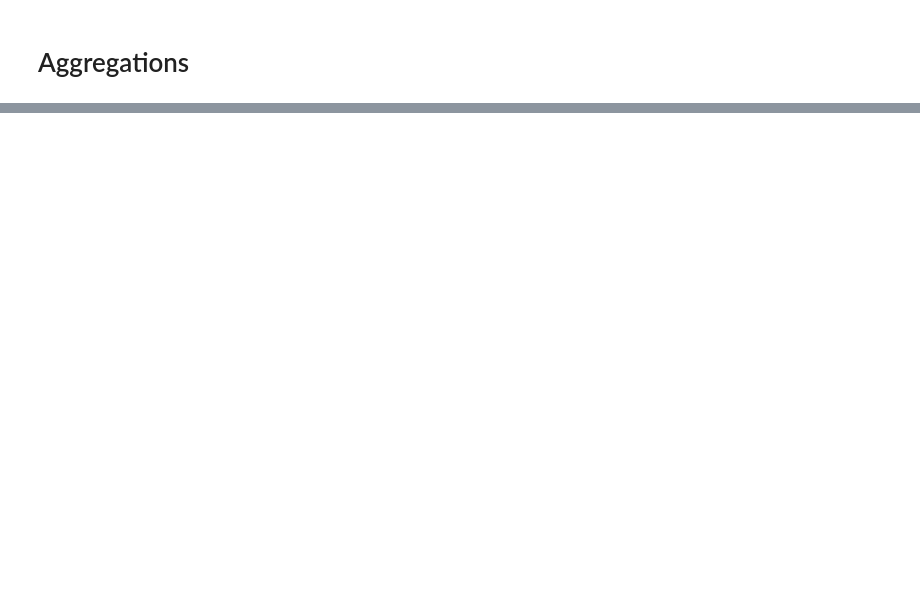
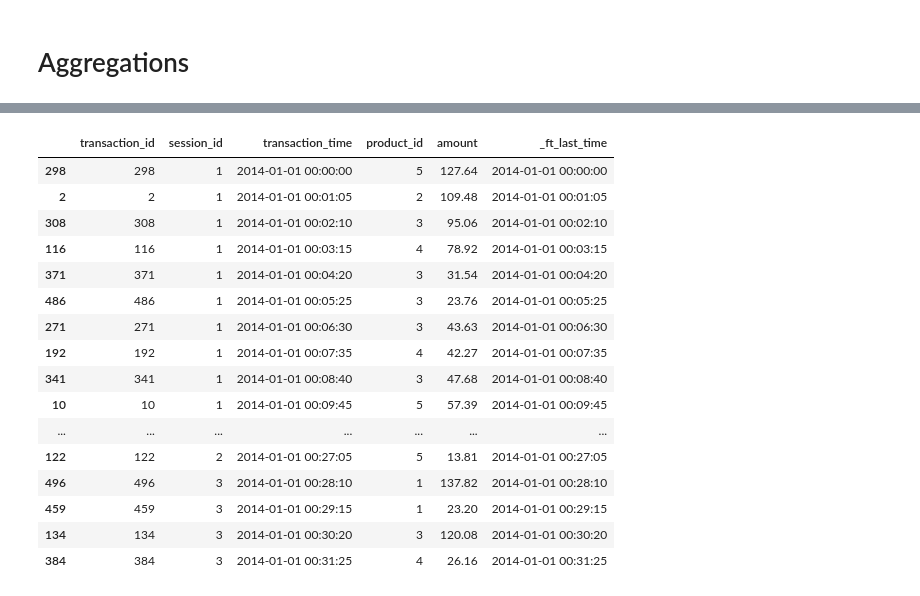
Before and after one commit to stepthom/869_course, a Jupyter notebook: classification/slides_classification_feature_engineering.ipynb, the cells around one changed output, grey strips where cells are left out. Saved outputs shown, nothing was run; the diff lists cells and outputs as text; code cells hidden in the pictures; blank space fills up the shorter version.

```diff
--- a/classification/slides_classification_feature_engineering.ipynb
+++ b/classification/slides_classification_feature_engineering.ipynb
@@ -748,4 +747,22 @@ es
 # %%
-es["transactions"].df.head(30)
+es["transactions"].head(30)
+# %% [output]
+|  | transaction_id | session_id | transaction_time | product_id | amount | _ft_last_time |
+| 298 | 298 | 1 | 2014-01-01 00:00:00 | 5 | 127.64 | 2014-01-01 00:00:00 |
+| 2 | 2 | 1 | 2014-01-01 00:01:05 | 2 | 109.48 | 2014-01-01 00:01:05 |
+| 308 | 308 | 1 | 2014-01-01 00:02:10 | 3 | 95.06 | 2014-01-01 00:02:10 |
+| 116 | 116 | 1 | 2014-01-01 00:03:15 | 4 | 78.92 | 2014-01-01 00:03:15 |
+| 371 | 371 | 1 | 2014-01-01 00:04:20 | 3 | 31.54 | 2014-01-01 00:04:20 |
+| 486 | 486 | 1 | 2014-01-01 00:05:25 | 3 | 23.76 | 2014-01-01 00:05:25 |
+| 271 | 271 | 1 | 2014-01-01 00:06:30 | 3 | 43.63 | 2014-01-01 00:06:30 |
+| 192 | 192 | 1 | 2014-01-01 00:07:35 | 4 | 42.27 | 2014-01-01 00:07:35 |
+| 341 | 341 | 1 | 2014-01-01 00:08:40 | 3 | 47.68 | 2014-01-01 00:08:40 |
+| 10 | 10 | 1 | 2014-01-01 00:09:45 | 5 | 57.39 | 2014-01-01 00:09:45 |
+| ... | ... | ... | ... | ... | ... | ... |
+| 122 | 122 | 2 | 2014-01-01 00:27:05 | 5 | 13.81 | 2014-01-01 00:27:05 |
+| 496 | 496 | 3 | 2014-01-01 00:28:10 | 1 | 137.82 | 2014-01-01 00:28:10 |
+| 459 | 459 | 3 | 2014-01-01 00:29:15 | 1 | 23.20 | 2014-01-01 00:29:15 |
+| 134 | 134 | 3 | 2014-01-01 00:30:20 | 3 | 120.08 | 2014-01-01 00:30:20 |
+| 384 | 384 | 3 | 2014-01-01 00:31:25 | 4 | 26.16 | 2014-01-01 00:31:25 |
 # %%
 feature_matrix, features = ft.dfs(entityset=es,
```
Also changed, not shown: parts of 20 cells of this notebook.
